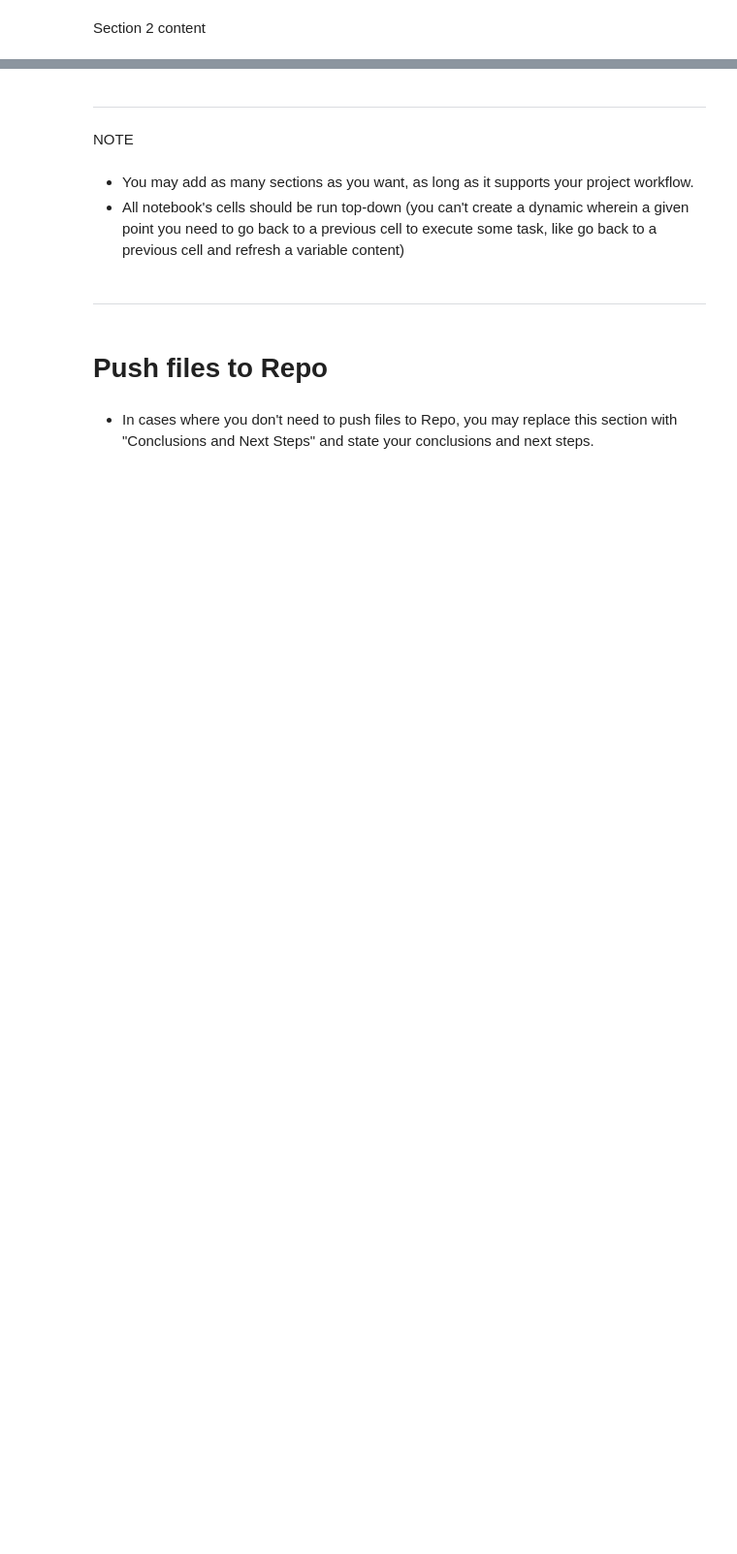
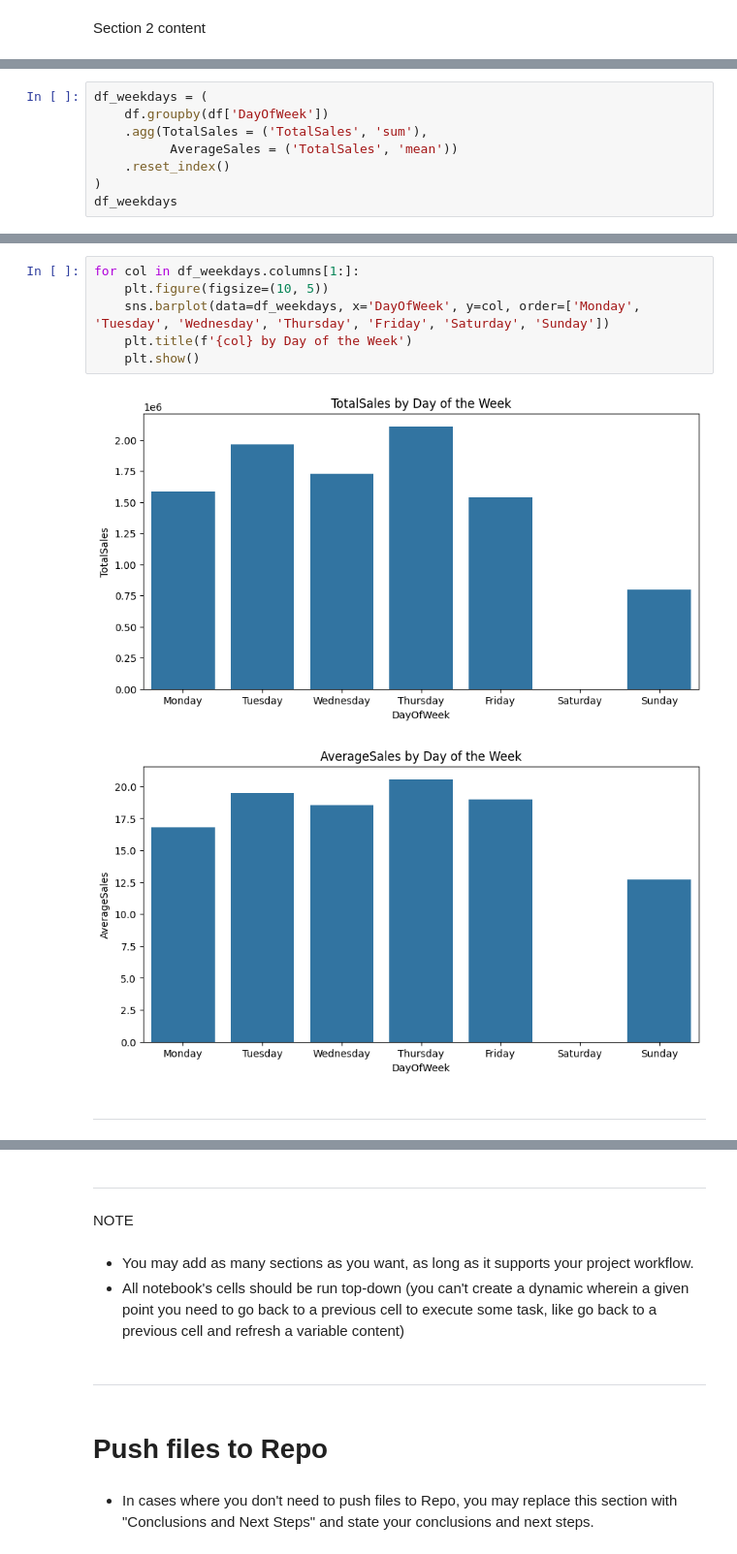
Before and after one commit to Ninestein666/online-retail-transactions-analysis, a Jupyter notebook: jupyter_notebooks/DataVisualisation.ipynb, the cells around one changed output, grey strips where cells are left out. Shown: that part at 97% size. Drawn from its saved outputs; the diff is of its cells as text; blank space fills up the shorter version.

```diff
--- a/jupyter_notebooks/DataVisualisation.ipynb
+++ b/jupyter_notebooks/DataVisualisation.ipynb
@@ -53,0 +223,8 @@ Section 2 content
+# %%
+df_weekdays = (
+    df.groupby(df['DayOfWeek'])
+    .agg(TotalSales = ('TotalSales', 'sum'),
+          AverageSales = ('TotalSales', 'mean'))
+    .reset_index()
+)
+df_weekdays
@@ -53,0 +239,11 @@ Section 2 content
+# %%
+for col in df_weekdays.columns[1:]:
+    plt.figure(figsize=(10, 5))
+    sns.barplot(data=df_weekdays, x='DayOfWeek', y=col, order=['Monday', 'Tuesday', 'Wednesday', 'Thursday', 'Friday', 'Saturday', 'Sunday'])
+    plt.title(f'{col} by Day of the Week')
+    plt.show()
+# %% [output]
+[figure, added]
+[figure, added]
+# %% [markdown]
+---
```
Also changed, not shown: parts of 27 cells of this notebook, 1 other file.
